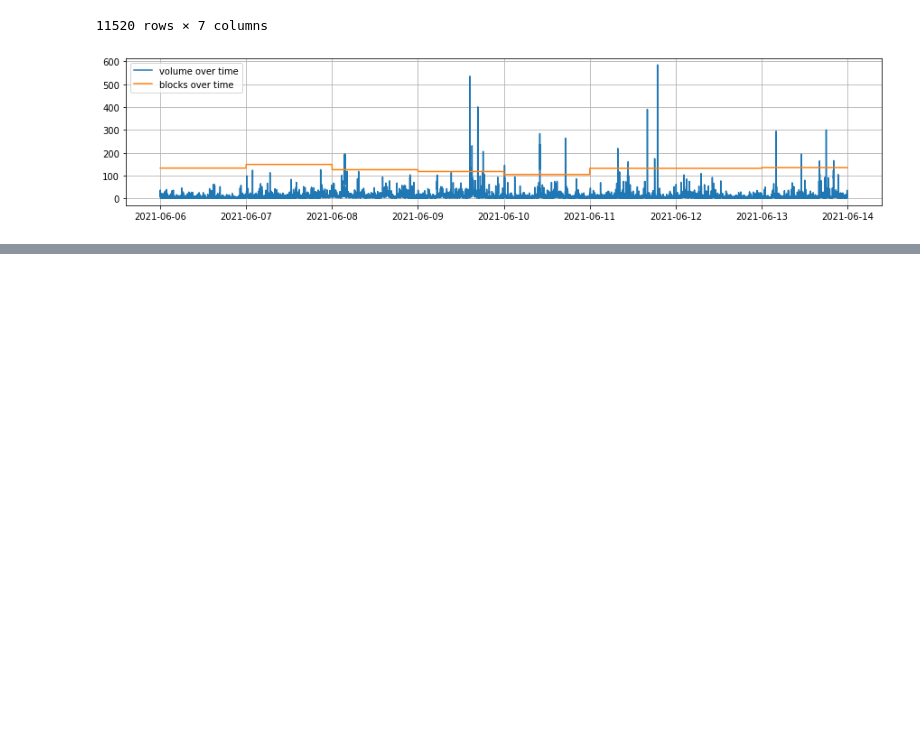
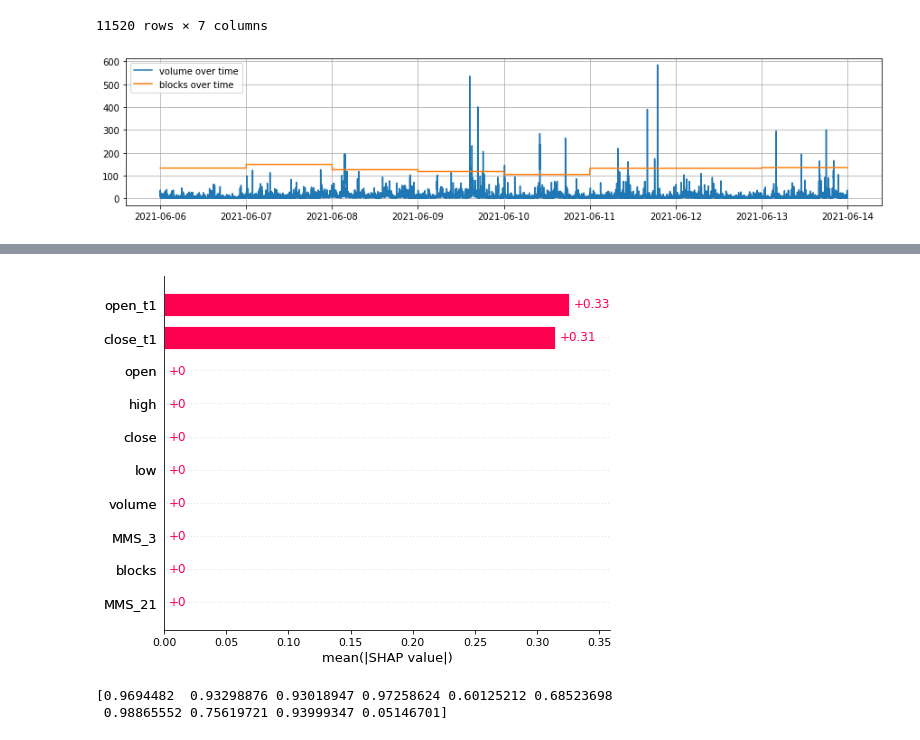
Before and after one commit to FerPapi/transfero_challenge_fp, a Jupyter notebook: Q3.ipynb, the cells around one changed output, grey strips where cells are left out. Saved outputs shown, nothing was run; the diff lists cells and outputs as text; code cells hidden in the pictures; blank space fills up the shorter version.

```diff
--- a/Q3.ipynb
+++ b/Q3.ipynb
@@ -232,0 +233,30 @@ binary_feature_df.head()
+# %%
+binary_feature_df = binary_feature_df.dropna()
+X = binary_feature_df[['open', 'close', 'high', 'low', 'volume', 'blocks', 'MMS_3', 'MMS_21', 'open_t1', 'close_t1']]
+y = binary_feature_df[['target']]
+
+# # Split dataset to select feature and evaluate the classifier
+X_train, X_validation, y_train, y_validation = train_test_split(X, y, test_size=0.2, random_state=7)
+# %%
+# pass classifier as a lambda function and training data to the explainer object
+f = lambda x: x['close_t1'] >= x['open_t1']
+explainer = shap.Explainer(f, X_train)
+
+# obtain SHAP values to explain model
+shap_values = explainer(X_validation)
+# %%
+# Plot que demonstra o peso das features na explicação do target. Como visto, nenhuma das features em t
+# tem peso sobre o target em t (que mira atencipar t+1)
+
+shap.plots.bar(shap_values)
+# %% [output]
+[figure, added]
+# %%
+# Verificação da seleção de features pelo teste ANOVA (f_classif), dado o p-value do teste de cada feature
+
+selector = SelectKBest(f_classif)
+selector.fit(X_train, y_train['target'])
+print(selector.pvalues_)
+# %% [output]
+[0.9694482  0.93298876 0.93018947 0.97258624 0.60125212 0.68523698
+ 0.98865552 0.75619721 0.93999347 0.05146701]
```
Also changed, not shown: parts of 10 cells of this notebook, 1 other file.
